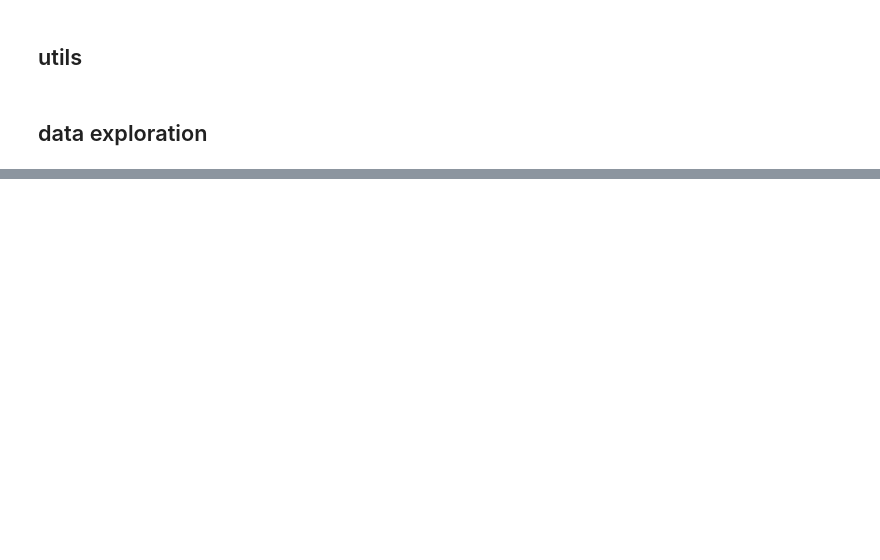
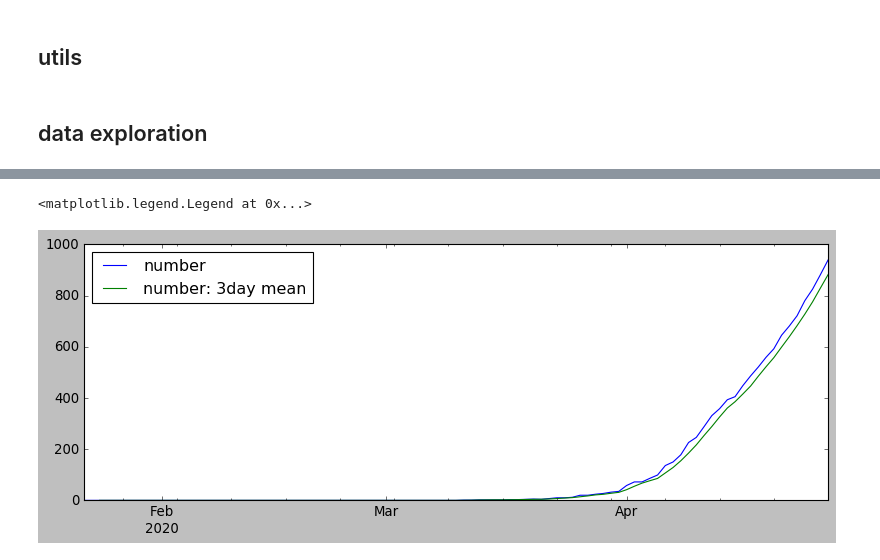
Before and after one commit to tharun-reddy/deep-learning-notebooks, a Jupyter notebook: covid-19 forecasting.ipynb, the cells around one changed output, grey strips where cells are left out. Saved outputs shown, nothing was run; the diff lists cells and outputs as text; code cells hidden in the pictures; blank space fills up the shorter version.

```diff
--- a/covid-19 forecasting.ipynb
+++ b/covid-19 forecasting.ipynb
@@ -49,0 +67,9 @@ plt.show()
+# %%
+series_india.plot(figsize=(12, 4), label='number')
+series_india.rolling(window=3).mean().plot(figsize=(12, 4), label='number: 3day mean')
+plt.legend(loc='upper left')
+
+# notice green curve is smooth
+# %% [output]
+<matplotlib.legend.Legend at 0x...>
+[figure, added]
```
Also changed, not shown: parts of 9 cells of this notebook.
